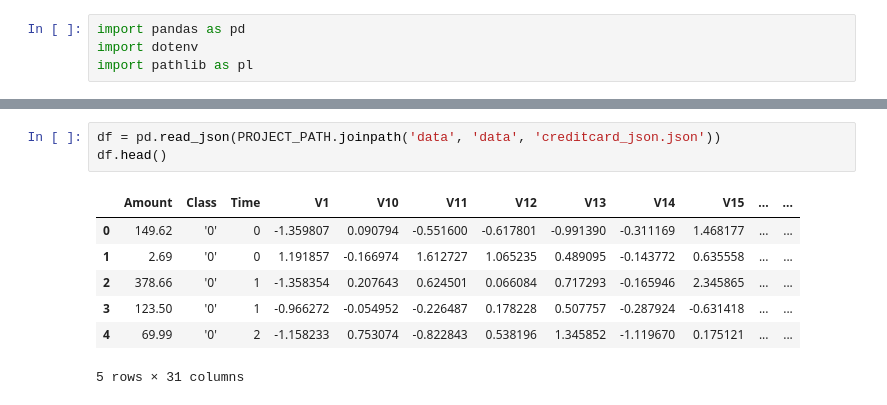
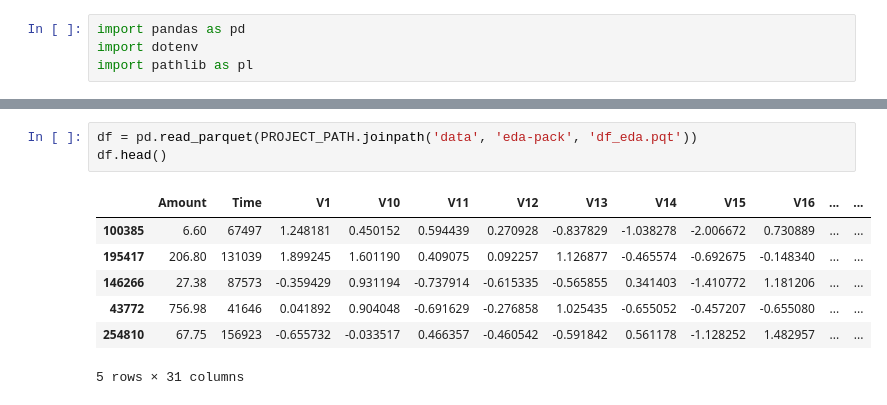
Before and after one commit to JHuardC/credit-card-faud, a Jupyter notebook: notebooks/EDA1.ipynb, the cells around one changed output, grey strips where cells are left out. Saved outputs shown, nothing was run; the diff lists cells and outputs as text.

```diff
--- a/notebooks/EDA1.ipynb
+++ b/notebooks/EDA1.ipynb
@@ -10,11 +10,11 @@ WindowsPath('C:/Users/yawlc.000/OneDrive/Documents/JOSEPH HUARD-COX/Data_Science
 # %%
-df = pd.read_json(PROJECT_PATH.joinpath('data', 'data', 'creditcard_json.json'))
+df = pd.read_parquet(PROJECT_PATH.joinpath('data', 'eda-pack', 'df_eda.pqt'))
 df.head()
 # %% [output]
-|  | Amount | Class | Time | V1 | V10 | V11 | V12 | V13 | V14 | V15 | ... | ... |
-| 0 | 149.62 | '0' | 0 | -1.359807 | 0.090794 | -0.551600 | -0.617801 | -0.991390 | -0.311169 | 1.468177 | ... | ... |
-| 1 | 2.69 | '0' | 0 | 1.191857 | -0.166974 | 1.612727 | 1.065235 | 0.489095 | -0.143772 | 0.635558 | ... | ... |
-| 2 | 378.66 | '0' | 1 | -1.358354 | 0.207643 | 0.624501 | 0.066084 | 0.717293 | -0.165946 | 2.345865 | ... | ... |
-| 3 | 123.50 | '0' | 1 | -0.966272 | -0.054952 | -0.226487 | 0.178228 | 0.507757 | -0.287924 | -0.631418 | ... | ... |
-| 4 | 69.99 | '0' | 2 | -1.158233 | 0.753074 | -0.822843 | 0.538196 | 1.345852 | -1.119670 | 0.175121 | ... | ... |
+|  | Amount | Time | V1 | V10 | V11 | V12 | V13 | V14 | V15 | V16 | ... | ... |
+| 100385 | 6.60 | 67497 | 1.248181 | 0.450152 | 0.594439 | 0.270928 | -0.837829 | -1.038278 | -2.006672 | 0.730889 | ... | ... |
+| 195417 | 206.80 | 131039 | 1.899245 | 1.601190 | 0.409075 | 0.092257 | 1.126877 | -0.465574 | -0.692675 | -0.148340 | ... | ... |
+| 146266 | 27.38 | 87573 | -0.359429 | 0.931194 | -0.737914 | -0.615335 | -0.565855 | 0.341403 | -1.410772 | 1.181206 | ... | ... |
+| 43772 | 756.98 | 41646 | 0.041892 | 0.904048 | -0.691629 | -0.276858 | 1.025435 | -0.655052 | -0.457207 | -0.655080 | ... | ... |
+| 254810 | 67.75 | 156923 | -0.655732 | -0.033517 | 0.466357 | -0.460542 | -0.591842 | 0.561178 | -1.128252 | 1.482957 | ... | ... |
 5 rows × 31 columns
```
Also changed, not shown: parts of 18 cells of this notebook.
